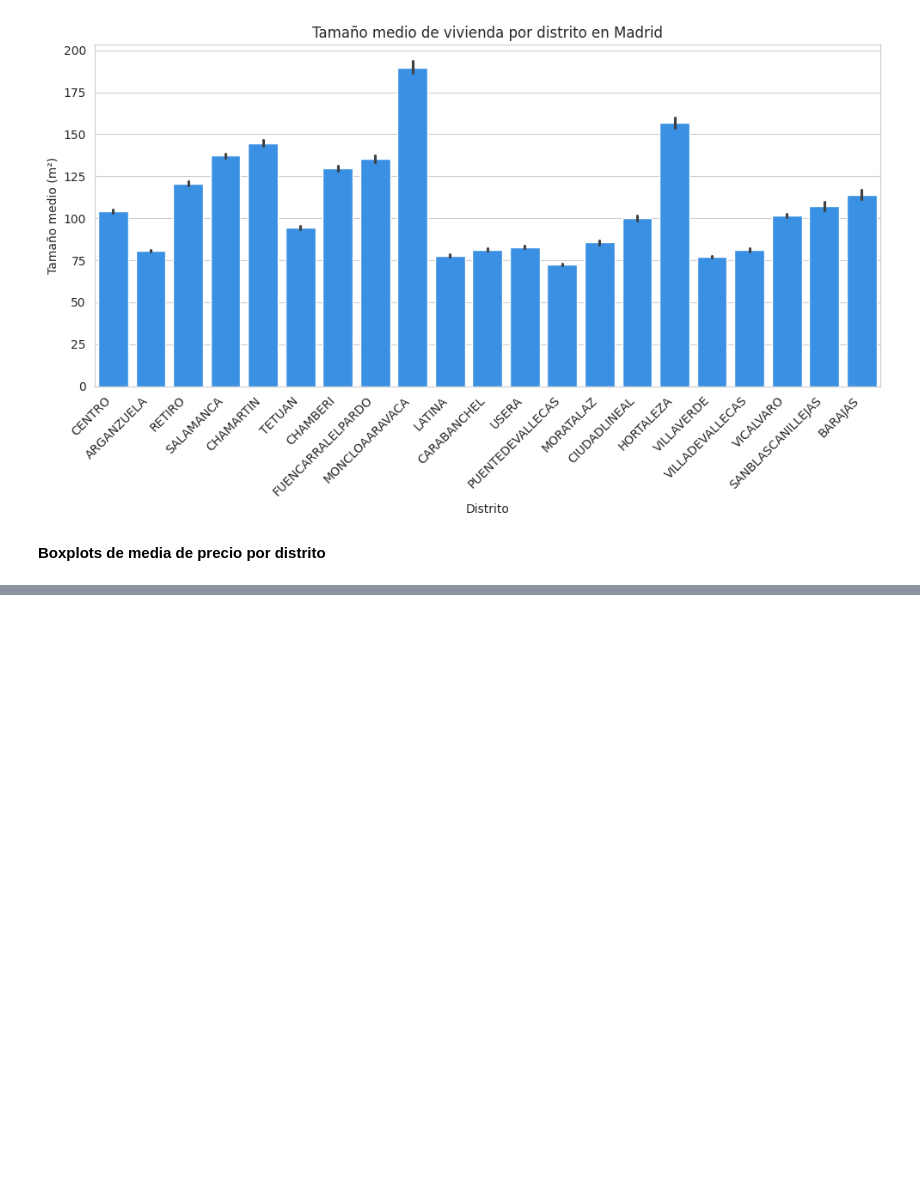
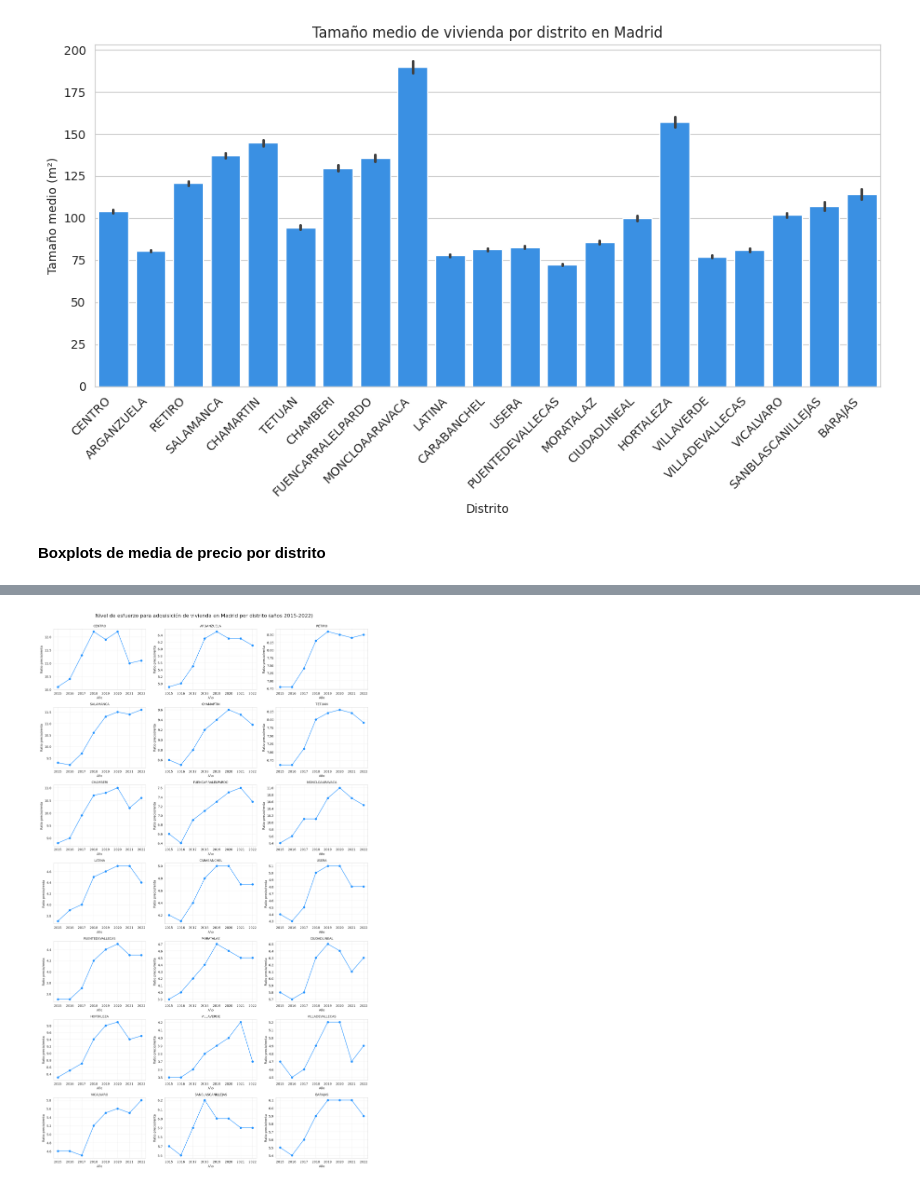
Before and after one commit to JorgeGM8/TFM_Data_Science, a Jupyter notebook: notebooks/EDA_viviendas_2011_2024.ipynb, the cells around one changed output, grey strips where cells are left out. Saved outputs shown, nothing was run; the diff lists cells and outputs as text; code cells hidden in the pictures; blank space fills up the shorter version.

```diff
--- a/notebooks/EDA_viviendas_2011_2024.ipynb
+++ b/notebooks/EDA_viviendas_2011_2024.ipynb
@@ -780,0 +823,43 @@ for oper in df["Operacion"].unique():
+# %%
+# Filtrar datos de venta
+mask = df['Operacion'] == 'venta'
+data = df[mask].copy()
+
+# Ajustar tamaño de los gráficos
+districts = data['Distrito'].unique()
+n_districts = len(districts)
+n_cols = 3
+n_rows = (n_districts + n_cols - 1) // n_cols
+
+fig, axes = plt.subplots(n_rows, n_cols, figsize=(15, 25))
+axes = axes.ravel()
+
+for idx, district in enumerate(districts):
+    # Hacer cálculos
+    district_data = data[data['Distrito'] == district].groupby('Ano').agg({
+        'Precio_ajustado': 'mean',
+        'Renta_bruta_hogar': 'mean'
+    })
+
+    district_data['ratio'] = (district_data['Precio_ajustado'] /
+                            district_data['Renta_bruta_hogar']).round(1)
+
+    # Ajustes de gráficos
+    ax = axes[idx]
+    district_data['ratio'].plot(marker='o', ax=ax, color='dodgerblue')
+    ax.set_title(f'{district}', fontsize=10)
+    ax.set_xlabel('Año')
+    ax.set_ylabel('Ratio precio/renta')
+    ax.grid(True, alpha=0.3)
+
+# Eliminar gráficos vacíos si existen
+for i in range(idx + 1, len(axes)):
+    fig.delaxes(axes[i])
+
+# Ajustes finales, guardado y mostrar en pantalla
+plt.suptitle('Nivel de esfuerzo para adquisición de vivienda en Madrid por distrito (años 2015-2022)', fontsize=16, y=1)
+plt.tight_layout()
+plt.savefig('../reports/figures/nivel_esfuerzo_vivienda_distritos.png', dpi=300, bbox_inches='tight')
+plt.show()
+# %% [output]
+[figure, added]
```
Also changed, not shown: parts of 7 cells of this notebook, 10 other files.
